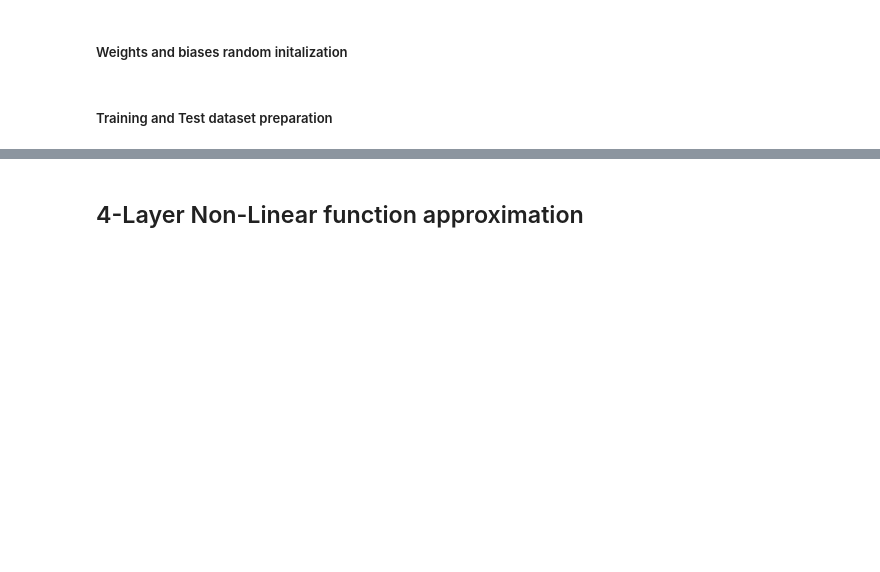
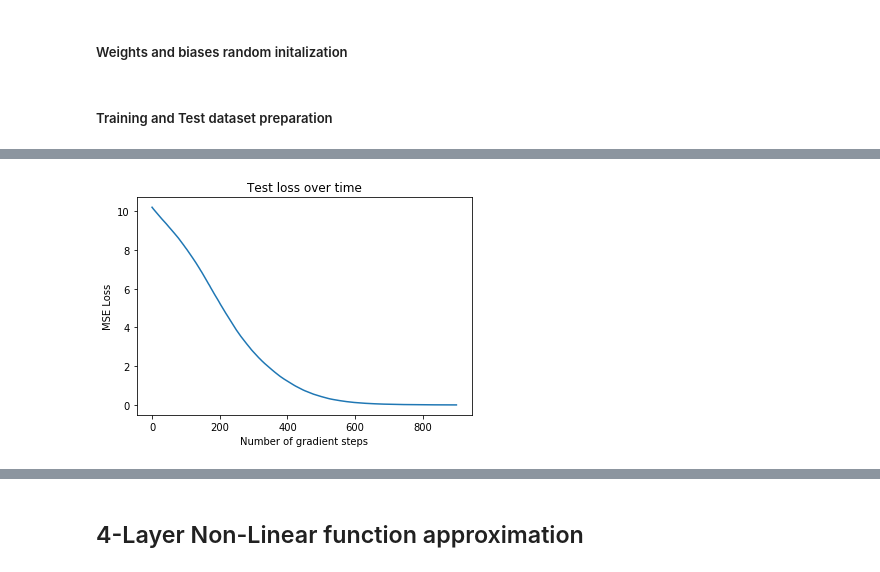
Before and after one commit to AdityaB97/feedback-alignment, a Jupyter notebook: Feedback Alignment.ipynb, the cells around one changed output, grey strips where cells are left out. Cells and saved outputs as stored; diff of their text form; code cells hidden in the pictures; blank space fills up the shorter version.

```diff
--- a/Feedback Alignment.ipynb
+++ b/Feedback Alignment.ipynb
@@ -188,0 +291,8 @@ for epoch in range(num_epochs):
+# %%
+plt.title('Test loss over time')
+plt.xlabel('Number of gradient steps')
+plt.ylabel('MSE Loss')
+plt.plot(test_losses)
+plt.show()
+# %% [output]
+[figure, added]
```
Also changed, not shown: parts of 33 cells of this notebook.
